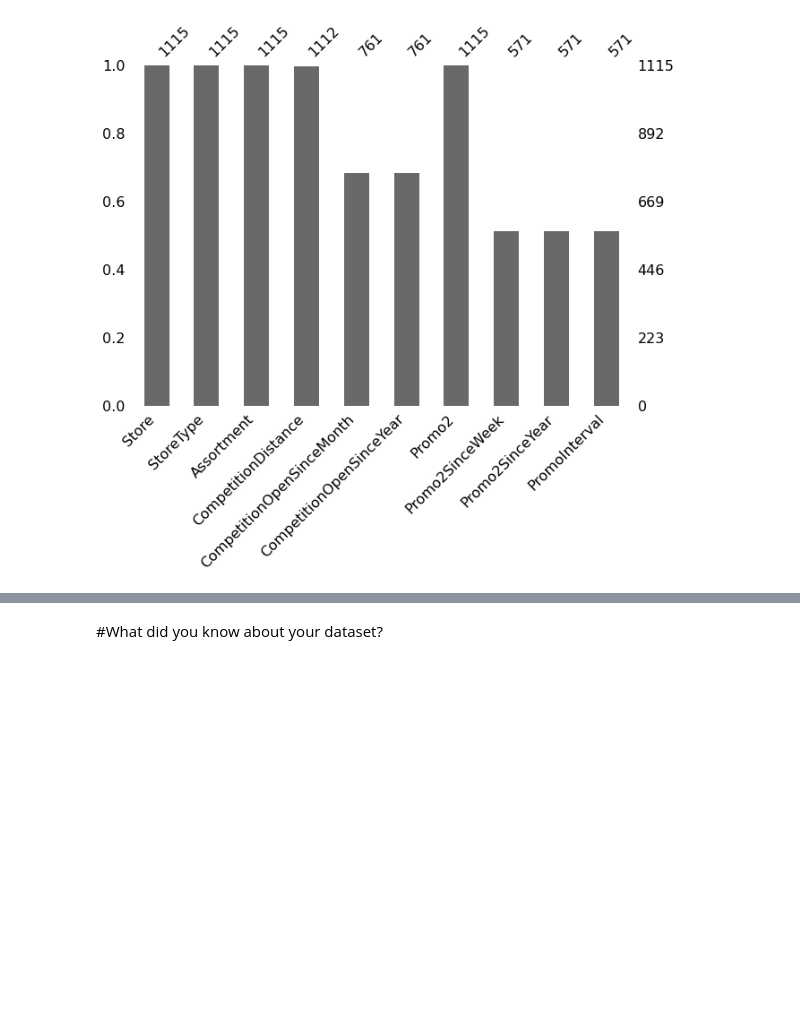
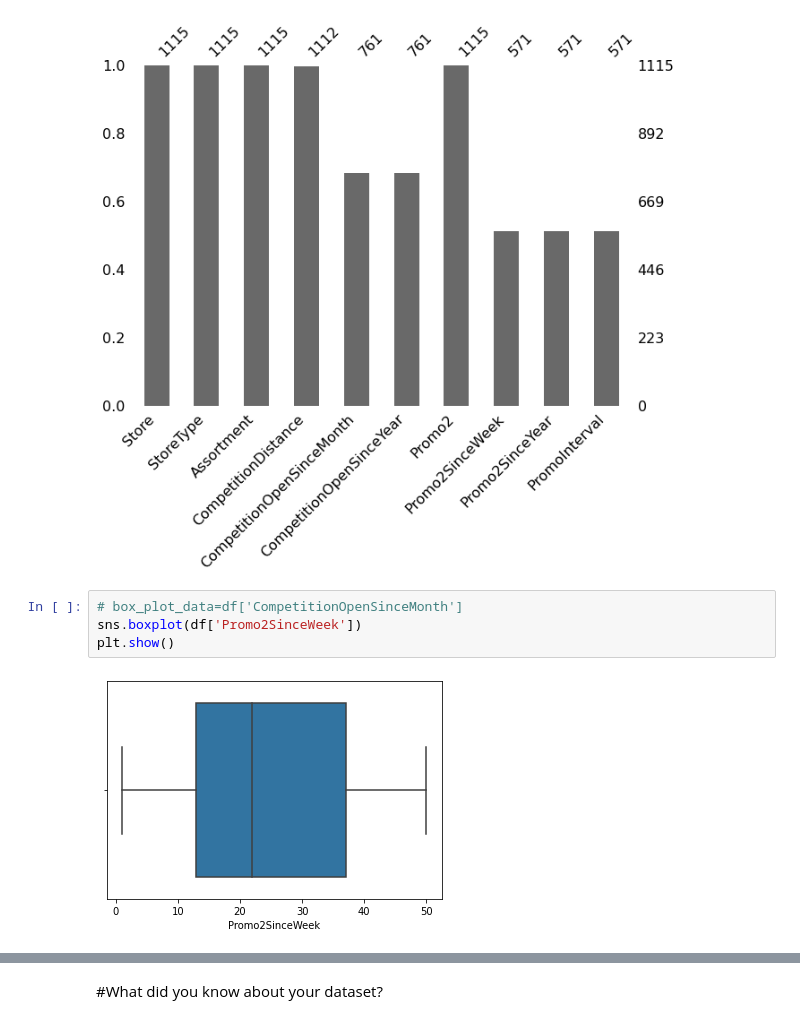
Before and after one commit to Shambhurajdesai/Project, a Jupyter notebook: Capstone_II.ipynb, the cells around one changed output, grey strips where cells are left out. Saved outputs shown, nothing was run; the diff lists cells and outputs as text; blank space fills up the shorter version.

```diff
--- a/Capstone_II.ipynb
+++ b/Capstone_II.ipynb
@@ -96,3 +96,9 @@ msno.bar(df,figsize=(10,7))
 # %% [output]
 <matplotlib.axes._subplots.AxesSubplot at 0x...>
 [figure]
+# %%
+# box_plot_data=df['CompetitionOpenSinceMonth']
+sns.boxplot(df['Promo2SinceWeek'])
+plt.show()
+# %% [output]
+[figure, added]
```
Also changed, not shown: parts of 15 cells of this notebook.
